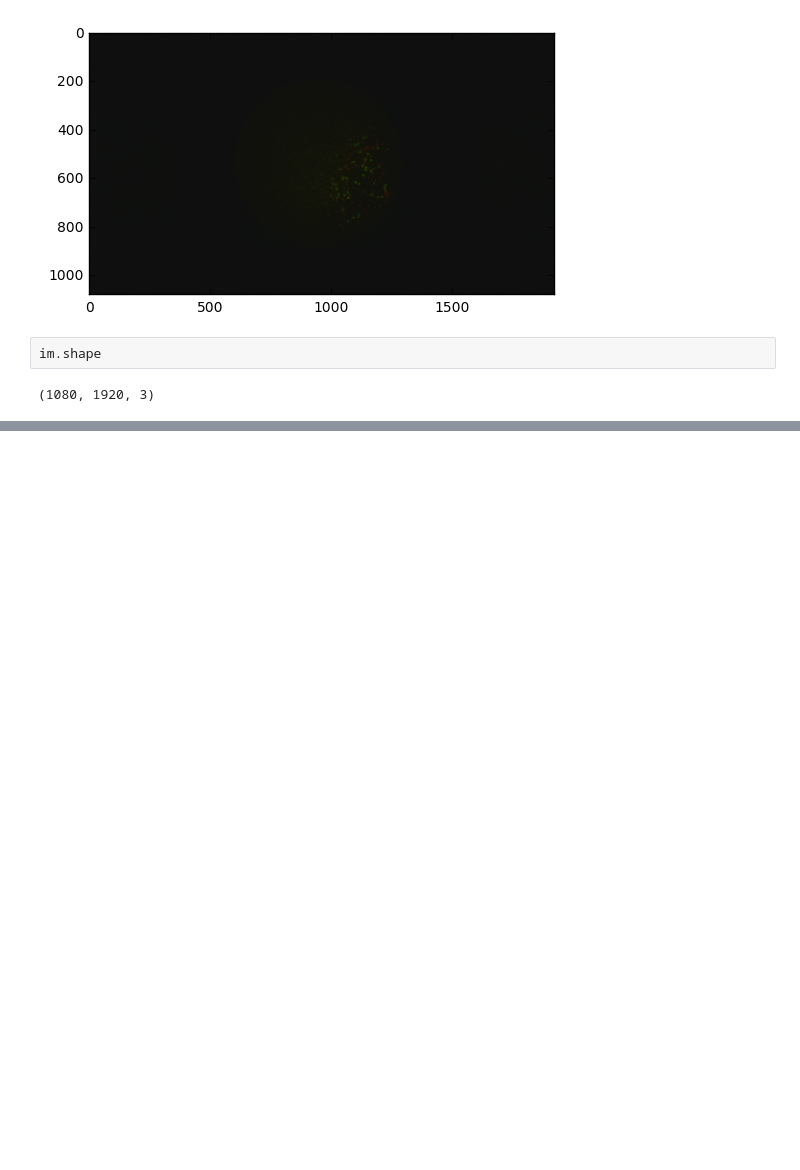
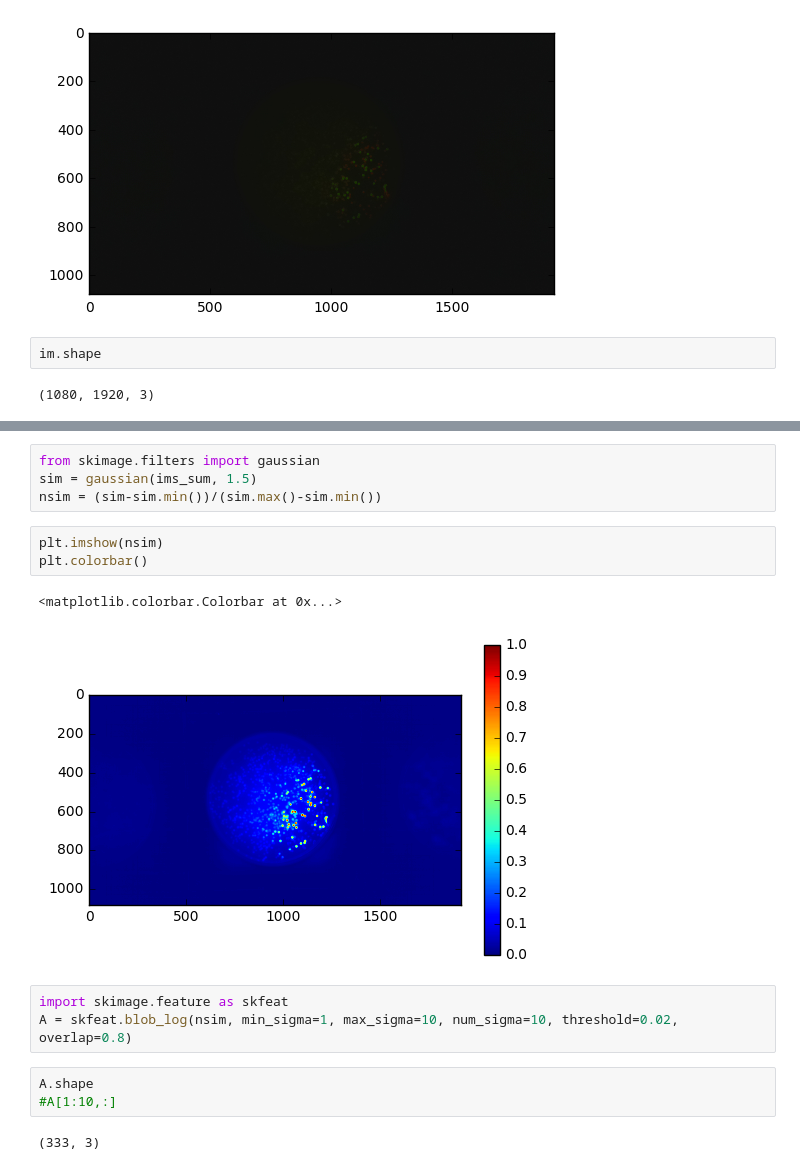
Before and after one commit to RudgeLab/FluoPi, a Jupyter notebook: Analysis.ipynb, the cells around one changed output, grey strips where cells are left out. Drawn from its saved outputs; the diff is of its cells as text; blank space fills up the shorter version.

```diff
--- a/Analysis.ipynb
+++ b/Analysis.ipynb
@@ -40,0 +47,18 @@ plt.colorbar()
+# %%
+from skimage.filters import gaussian
+sim = gaussian(ims_sum, 1.5)
+nsim = (sim-sim.min())/(sim.max()-sim.min())
+# %%
+plt.imshow(nsim)
+plt.colorbar()
+# %% [output]
+<matplotlib.colorbar.Colorbar at 0x...>
+[figure, added]
+# %%
+import skimage.feature as skfeat
+A = skfeat.blob_log(nsim, min_sigma=1, max_sigma=10, num_sigma=10, threshold=0.02, overlap=0.8)
+# %%
+A.shape
+#A[1:10,:]
+# %% [output]
+(333, 3)
```
Also changed, not shown: parts of 10 cells of this notebook.
